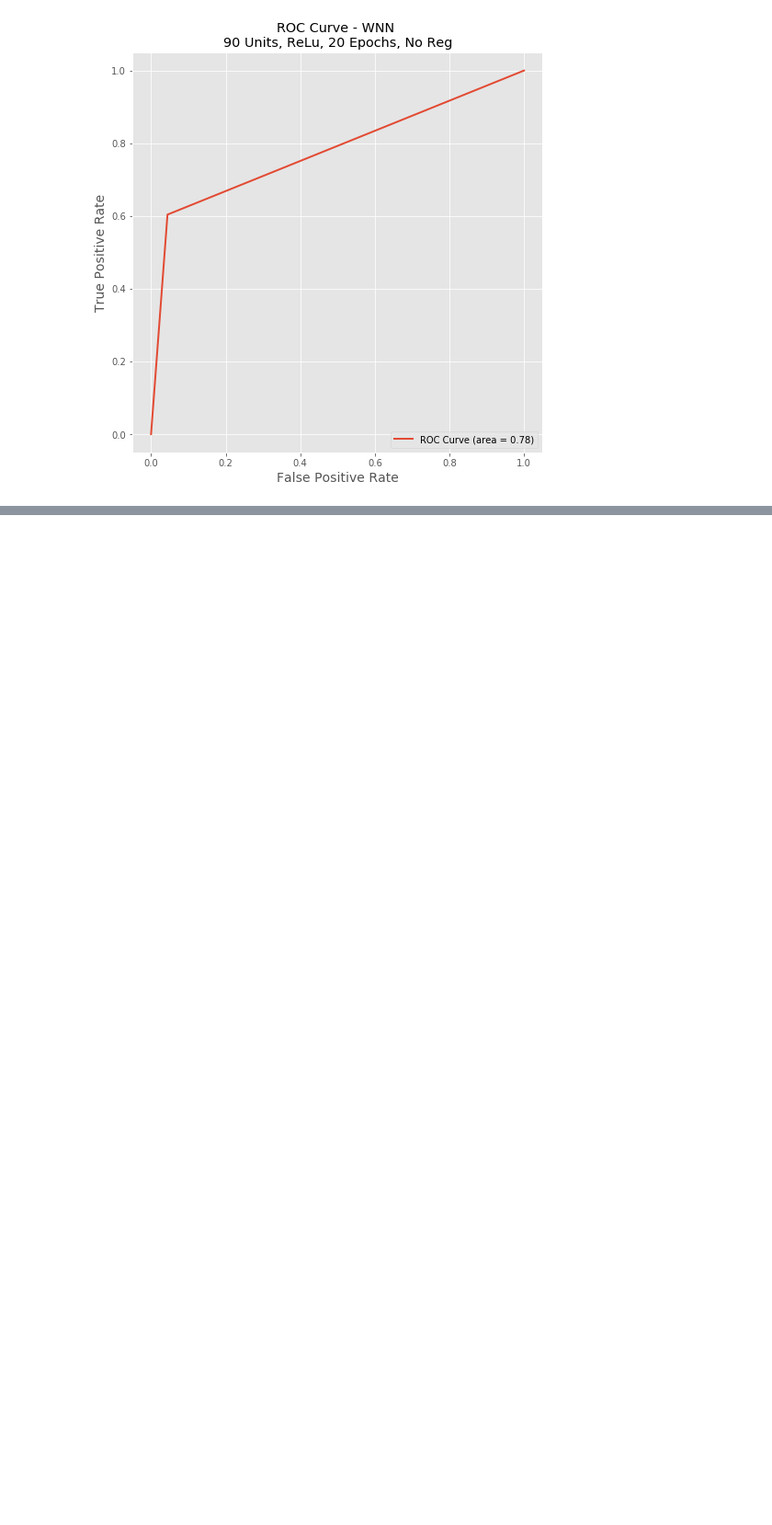
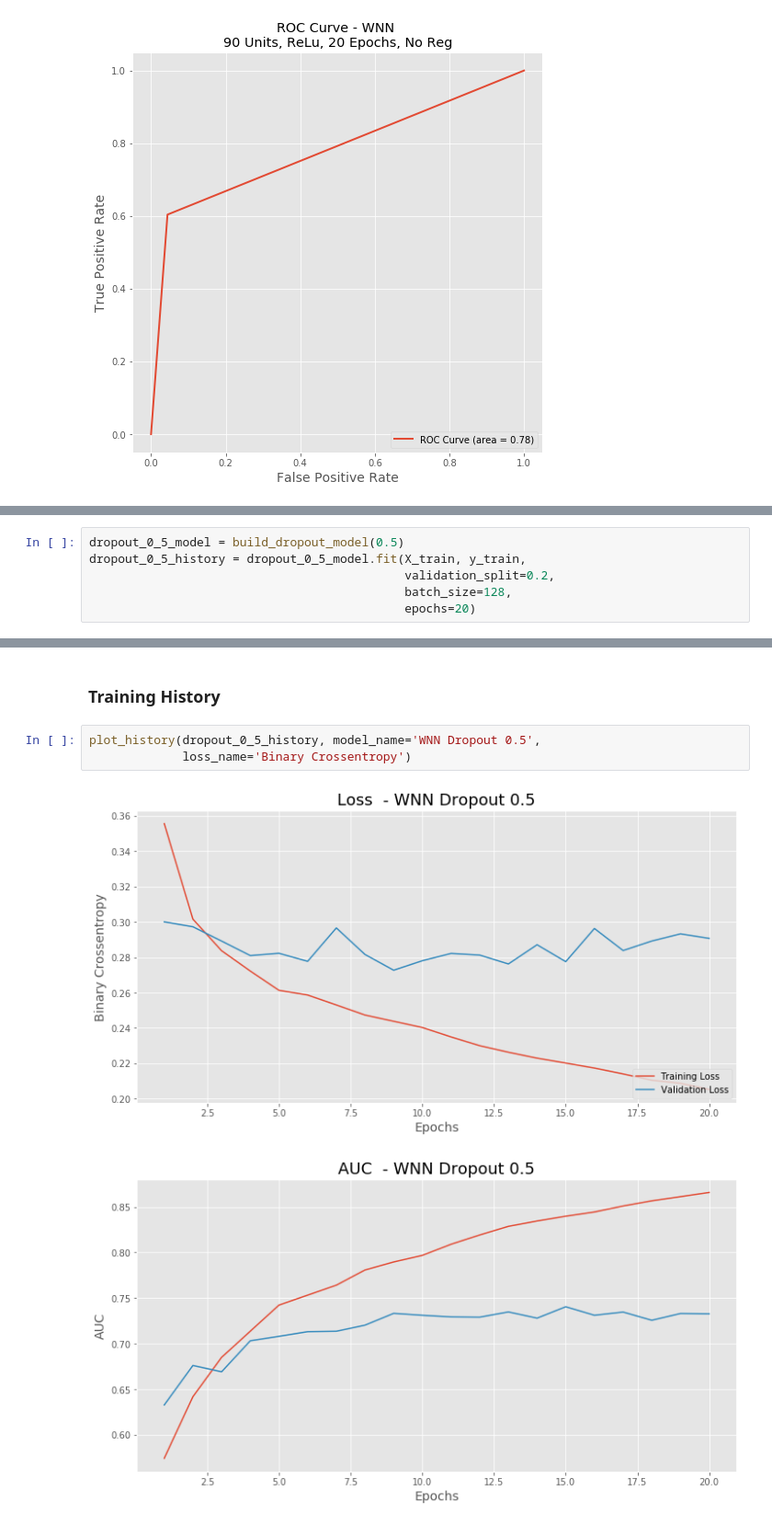
Before and after one commit to SMS-NED16/FYP-DL, a Jupyter notebook: fyp-assignments/06_Deep_Learning_Models/03_WNN_Zheng.ipynb, the cells around one changed output, grey strips where cells are left out. Shown: that part at 92% size. Cells and saved outputs as stored; diff of their text form; blank space fills up the shorter version.

```diff
--- a/fyp-assignments/06_Deep_Learning_Models/03_WNN_Zheng.ipynb
+++ b/fyp-assignments/06_Deep_Learning_Models/03_WNN_Zheng.ipynb
@@ -407,0 +547,6 @@ ROC CURVE
+# %%
+dropout_0_5_model = build_dropout_model(0.5)
+dropout_0_5_history = dropout_0_5_model.fit(X_train, y_train,
+                                            validation_split=0.2,
+                                            batch_size=128,
+                                            epochs=20)
@@ -407,0 +571,8 @@ ROC CURVE
+# %% [markdown]
+### Training History
+# %%
+plot_history(dropout_0_5_history, model_name='WNN Dropout 0.5',
+             loss_name='Binary Crossentropy')
+# %% [output]
+[figure, added]
+[figure, added]
```
Also changed, not shown: parts of 48 cells of this notebook.
